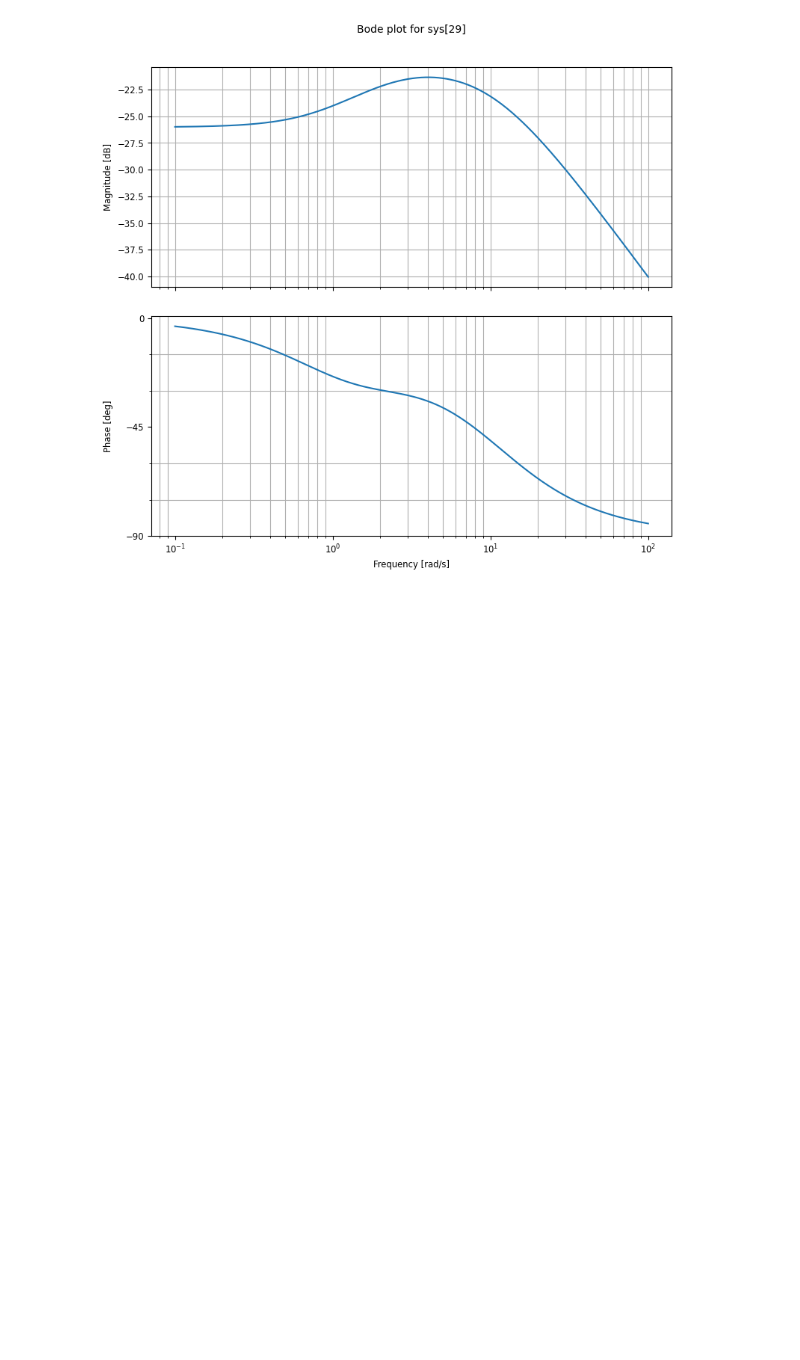
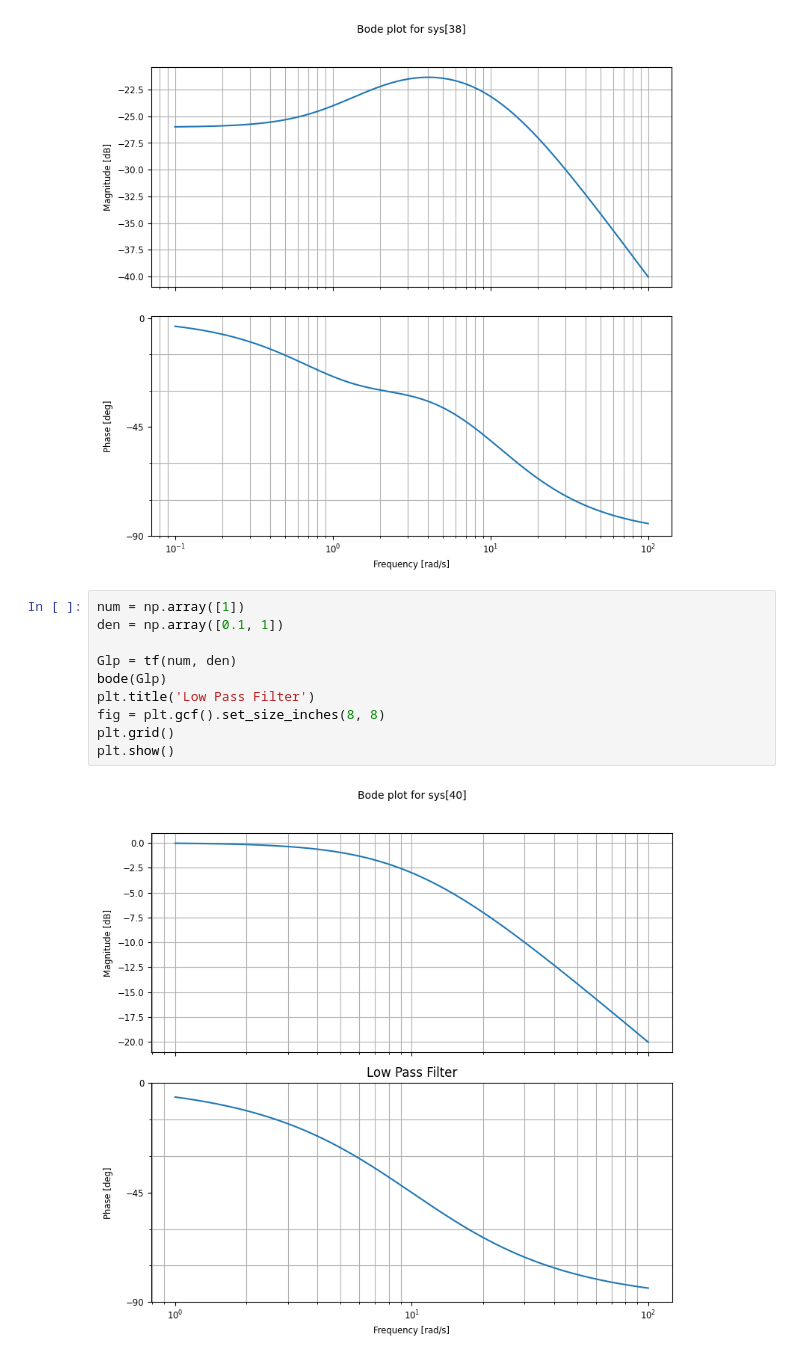
Before and after one commit to Donghoon-Y/inha, a Jupyter notebook: ase3093/hw5_bode_plot.ipynb, the cells around one changed output. Saved outputs shown, nothing was run; the diff lists cells and outputs as text; blank space fills up the shorter version.

```diff
--- a/ase3093/hw5_bode_plot.ipynb
+++ b/ase3093/hw5_bode_plot.ipynb
@@ -116,3 +116,15 @@ plt.grid()
 plt.show()
 # %% [output]
 [figure]
+# %%
+num = np.array([1])
+den = np.array([0.1, 1])
+
+Glp = tf(num, den)
+bode(Glp)
+plt.title('Low Pass Filter')
+fig = plt.gcf().set_size_inches(8, 8)
+plt.grid()
+plt.show()
+# %% [output]
+[figure, added]
```
Also changed, not shown: parts of 1 cell of this notebook, 1 other file.
